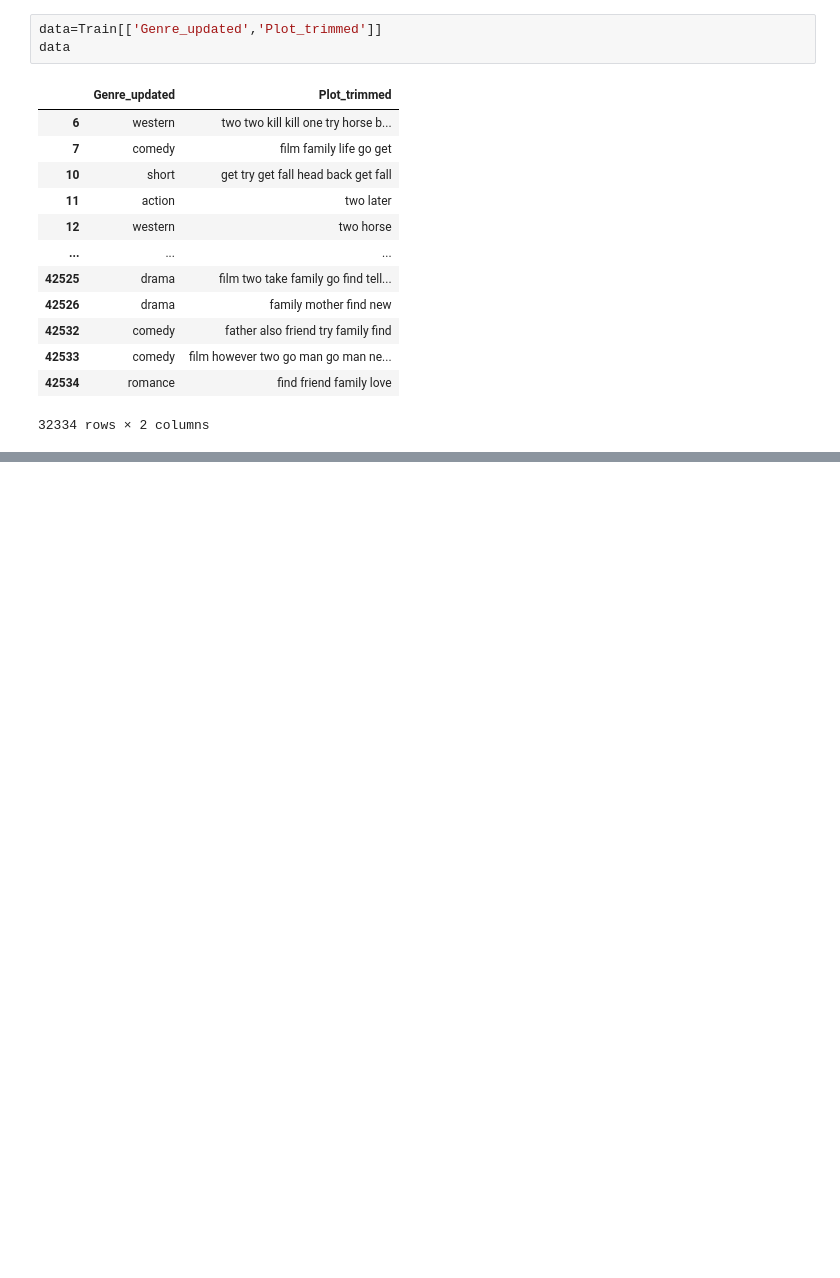
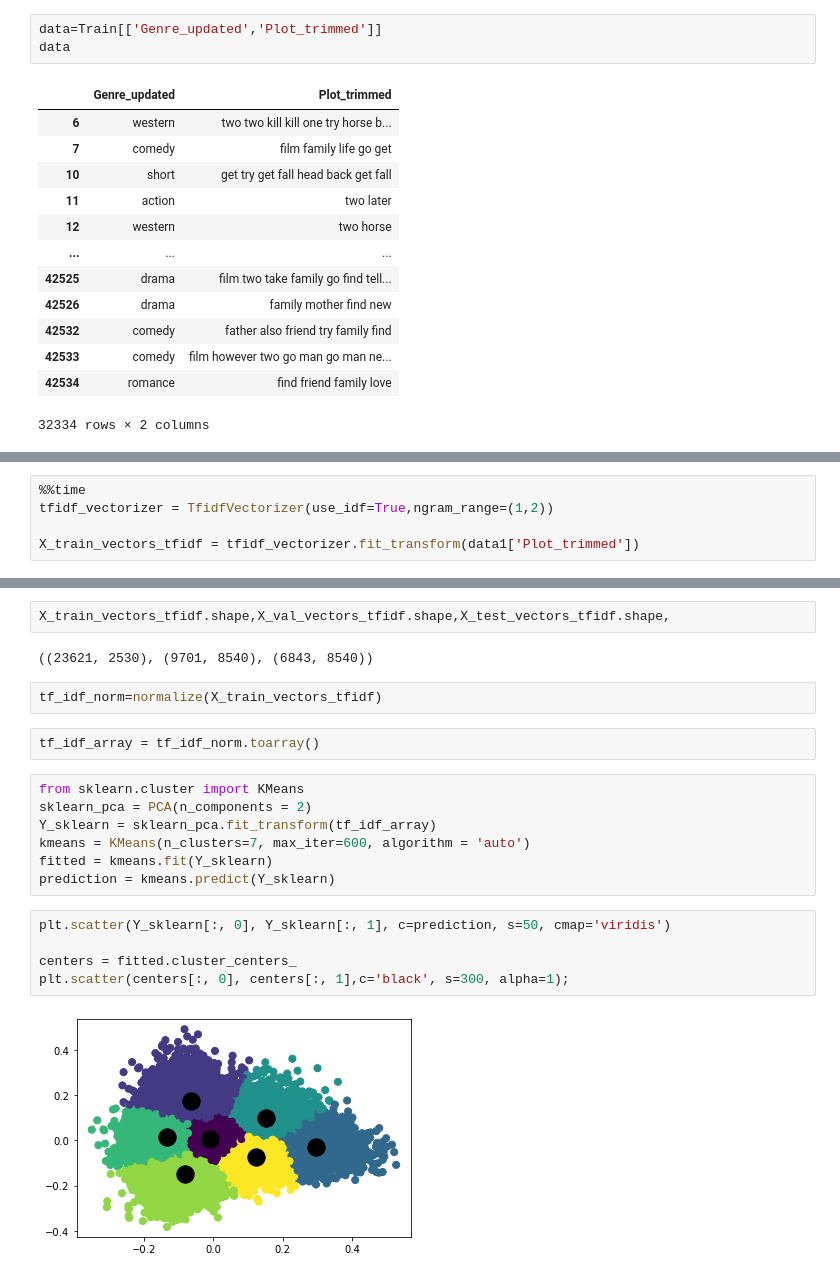
Before and after one commit to erickeagle/Wikipedia-Movies-Data-EDA-NLP-Redcommendation-System-, a Jupyter notebook: On_unique_plot_value.ipynb, the cells around one changed output, grey strips where cells are left out. Drawn from its saved outputs; the diff is of its cells as text; blank space fills up the shorter version.

```diff
--- a/On_unique_plot_value.ipynb
+++ b/On_unique_plot_value.ipynb
@@ -193,0 +318,5 @@ data
+# %%
+%%time
+tfidf_vectorizer = TfidfVectorizer(use_idf=True,ngram_range=(1,2))
+
+X_train_vectors_tfidf = tfidf_vectorizer.fit_transform(data1['Plot_trimmed'])
@@ -193,0 +325,22 @@ data
+# %%
+X_train_vectors_tfidf.shape,X_val_vectors_tfidf.shape,X_test_vectors_tfidf.shape,
+# %% [output]
+((23621, 2530), (9701, 8540), (6843, 8540))
+# %%
+tf_idf_norm=normalize(X_train_vectors_tfidf)
+# %%
+tf_idf_array = tf_idf_norm.toarray()
+# %%
+from sklearn.cluster import KMeans
+sklearn_pca = PCA(n_components = 2)
+Y_sklearn = sklearn_pca.fit_transform(tf_idf_array)
+kmeans = KMeans(n_clusters=7, max_iter=600, algorithm = 'auto')
+fitted = kmeans.fit(Y_sklearn)
+prediction = kmeans.predict(Y_sklearn)
+# %%
+plt.scatter(Y_sklearn[:, 0], Y_sklearn[:, 1], c=prediction, s=50, cmap='viridis')
+
+centers = fitted.cluster_centers_
+plt.scatter(centers[:, 0], centers[:, 1],c='black', s=300, alpha=1);
+# %% [output]
+[figure, added]
```
Also changed, not shown: parts of 25 cells of this notebook, 2 other files.
